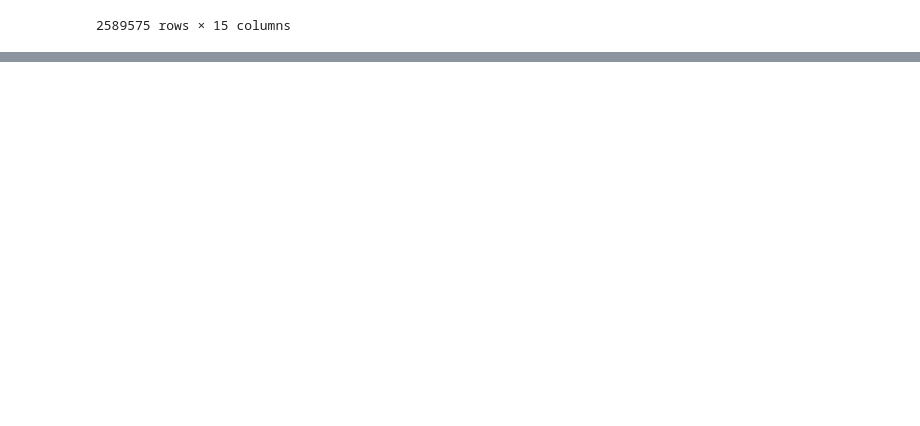
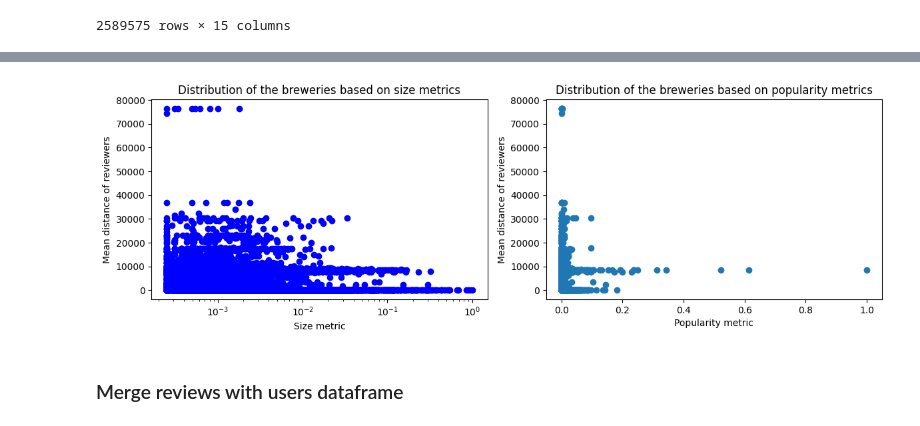
Before and after one commit to epfl-ada/ada-2023-project-todolegax, a Jupyter notebook: P2_initial_analysis.ipynb, the cells around one changed output, grey strips where cells are left out. Cells and saved outputs as stored; diff of their text form; code cells hidden in the pictures; blank space fills up the shorter version.

```diff
--- a/P2_initial_analysis.ipynb
+++ b/P2_initial_analysis.ipynb
@@ -698,0 +1032,6 @@ reviews.to_csv(filename_review, encoding='utf-8', index=False)
+# %%
+# Merge with reviews
+review_brew_user = reviews_filt[['brewery_id','user_id']].copy(deep=True)
+review_brew_user = pd.merge(review_brew_user,brew_cen,on=['brewery_id'],how='inner')
+review_brew_user = pd.merge(review_brew_user,user_cen,on=['user_id'],how='inner')
+display(review_brew_user.sample(3))
@@ -698,0 +1045,8 @@ reviews.to_csv(filename_review, encoding='utf-8', index=False)
+# %%
+rev_distance = review_brew_user.copy(deep=True)
+rev_distance['distance_state'] = rev_distance.apply(lambda row: row['brewery_centroid'].distance(row['user_centroid'])/1000, axis=1)
+
+rev_distance['distance_country'] = rev_distance.apply(lambda row: row['brewery_centroid_country'].distance(row['user_centroid_country'])/1000, axis=1)
+
+display(rev_distance.sample(10))
+#rev_distance['distance'].describe()
@@ -698,0 +1076,4 @@ reviews.to_csv(filename_review, encoding='utf-8', index=False)
+# %%
+metric_distance = pd.merge(rev_distance[['brewery_id','distance_country','distance_state']],df_metrics[['brewery_id','size_metrics','popularity_metrics']], on=['brewery_id'],how='inner')
+metric_distance = metric_distance.groupby('brewery_id').median()
+display(metric_distance)
@@ -698,0 +1095,29 @@ reviews.to_csv(filename_review, encoding='utf-8', index=False)
+# %%
+# Create subplots
+fig, axs = plt.subplots(1, 2, figsize=(12, 4))
+
+# Plot scatter for 'size metrics' in the first subplot
+axs[0].scatter(metric_distance['size_metrics'], metric_distance['distance_country'], color='blue')
+axs[0].set_title('Distribution of the breweries based on size metrics')
+axs[0].set_ylabel('Mean distance of reviewers')
+axs[0].set_xlabel('Size metric')
+
+# Plot histogram for 'popularity metrics' in the second subplot
+axs[1].scatter(metric_distance['popularity_metrics'], metric_distance['distance_country'])
+axs[1].set_title('Distribution of the breweries based on popularity metrics')
+axs[1].set_ylabel('Mean distance of reviewers')
+axs[1].set_xlabel('Popularity metric')
+
+axs[0].set_xscale('log')
+#axs[1].set_xscale('log')
+#axs[0].set_yscale('log')
+#axs[1].set_yscale('log')
+# Adjust layout
+plt.tight_layout()
+
+# Display the subplots
+plt.show()
+# %% [output]
+[figure, added]
+# %% [markdown]
+### Merge reviews with users dataframe
```
Also changed, not shown: parts of 46 cells of this notebook, 1 other file.
